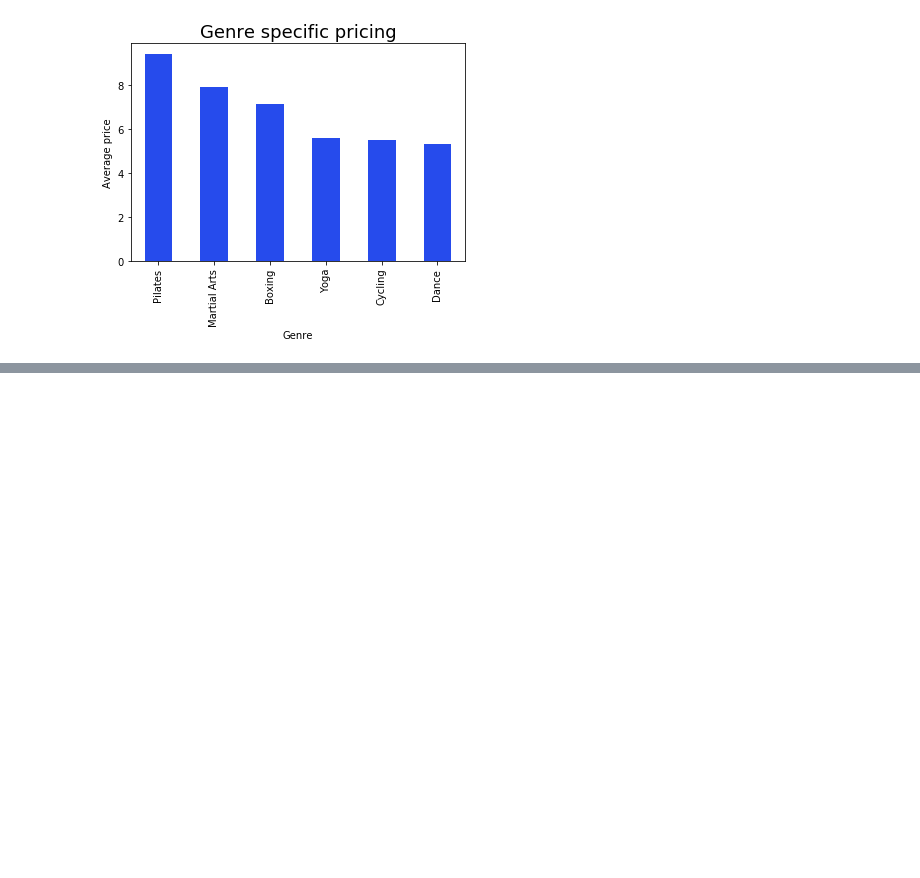
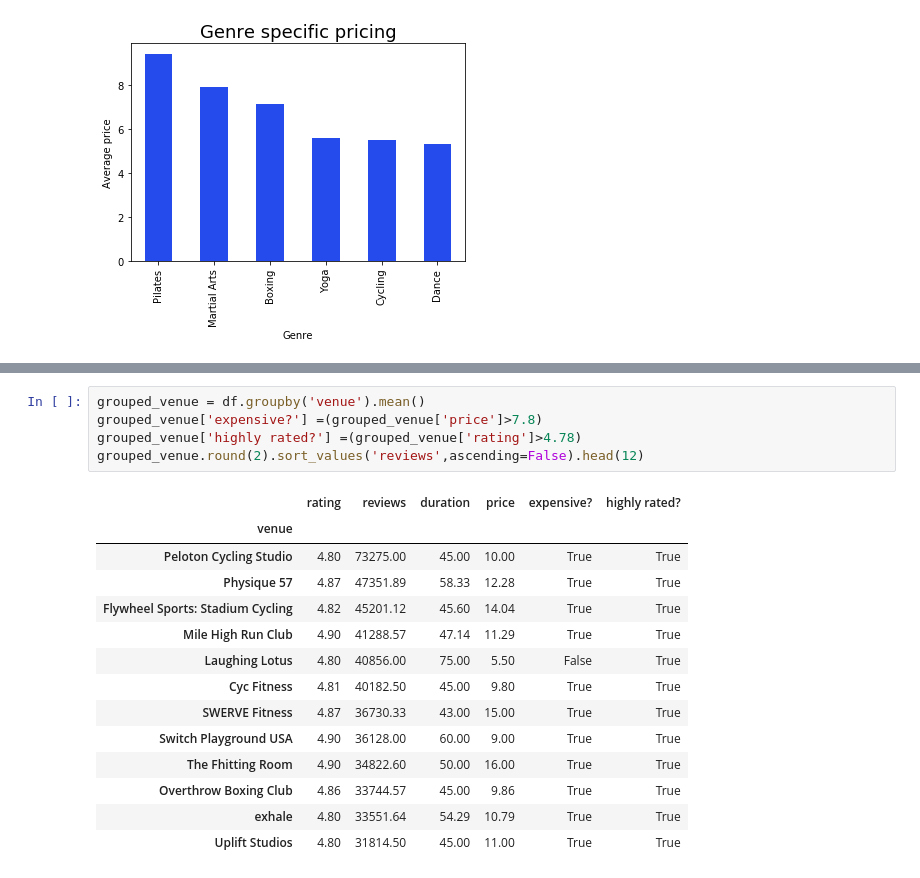
Before and after one commit to Alster96/Scraping_ClassPass, a Jupyter notebook: gsa_project1.py.ipynb, the cells around one changed output, grey strips where cells are left out. Cells and saved outputs as stored; diff of their text form; blank space fills up the shorter version.

```diff
--- a/gsa_project1.py.ipynb
+++ b/gsa_project1.py.ipynb
@@ -373,0 +382,20 @@ test.plot.scatter('rating','reviews')
+# %%
+grouped_venue = df.groupby('venue').mean()
+grouped_venue['expensive?'] =(grouped_venue['price']>7.8)
+grouped_venue['highly rated?'] =(grouped_venue['rating']>4.78)
+grouped_venue.round(2).sort_values('reviews',ascending=False).head(12)
+# %% [output]
+|  | rating | reviews | duration | price | expensive? | highly rated? |
+| venue |  |  |  |  |  |  |
+| Peloton Cycling Studio | 4.80 | 73275.00 | 45.00 | 10.00 | True | True |
+| Physique 57 | 4.87 | 47351.89 | 58.33 | 12.28 | True | True |
+| Flywheel Sports: Stadium Cycling | 4.82 | 45201.12 | 45.60 | 14.04 | True | True |
+| Mile High Run Club | 4.90 | 41288.57 | 47.14 | 11.29 | True | True |
+| Laughing Lotus | 4.80 | 40856.00 | 75.00 | 5.50 | False | True |
+| Cyc Fitness | 4.81 | 40182.50 | 45.00 | 9.80 | True | True |
+| SWERVE Fitness | 4.87 | 36730.33 | 43.00 | 15.00 | True | True |
+| Switch Playground USA | 4.90 | 36128.00 | 60.00 | 9.00 | True | True |
+| The Fhitting Room | 4.90 | 34822.60 | 50.00 | 16.00 | True | True |
+| Overthrow Boxing Club | 4.86 | 33744.57 | 45.00 | 9.86 | True | True |
+| exhale | 4.80 | 33551.64 | 54.29 | 10.79 | True | True |
+| Uplift Studios | 4.80 | 31814.50 | 45.00 | 11.00 | True | True |
```
Also changed, not shown: parts of 4 cells of this notebook.
